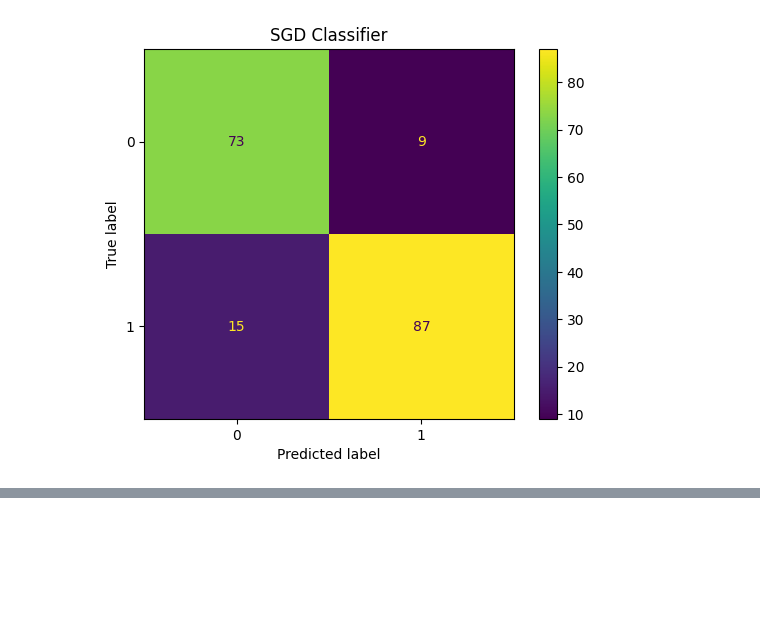
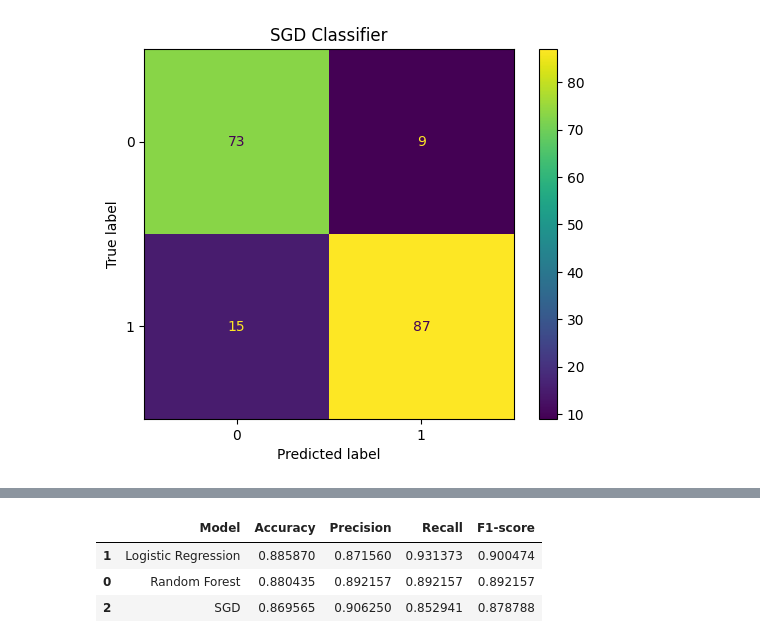
Before and after one commit to danielmarin030513-ctrl/Ai-Project-TAM400-Daniel.M-Oskar.A, a Jupyter notebook: Heart_Failure_Project.ipynb, the cells around one changed output, grey strips where cells are left out. Drawn from its saved outputs; the diff is of its cells as text; code cells hidden in the pictures; blank space fills up the shorter version.

```diff
--- a/Heart_Failure_Project.ipynb
+++ b/Heart_Failure_Project.ipynb
@@ -298,2 +249,12 @@ plt.show()
 # %% [markdown]
 # KLAR
+# %%
+lr_model = Pipeline([
+    ('scaler', StandardScaler()),
+    ('lr', LogisticRegression(
+        max_iter=1000,
+        random_state=42
+    ))
+])
+# %%
+lr_model.fit(X_train, y_train)
@@ -299,0 +264,3 @@ plt.show()
+# %%
+y_pred_lr = lr_model.predict(X_test)
+y_proba_lr = lr_model.predict_proba(X_test)[:,1]
@@ -383,0 +376,45 @@ weighted avg       0.86      0.86      0.86       184
+# %%
+from sklearn.metrics import (
+    accuracy_score,
+    precision_score,
+    recall_score,
+    f1_score
+)
+
+results = pd.DataFrame({
+    "Model": [
+        "Random Forest",
+        "Logistic Regression",
+        "SGD"
+    ],
+    "Accuracy": [
+        accuracy_score(y_test, y_pred_tuned),
+        accuracy_score(y_test, y_pred_lr),
+        accuracy_score(y_test, y_pred_sgd)
+    ],
+    "Precision": [
+        precision_score(y_test, y_pred_tuned),
+        precision_score(y_test, y_pred_lr),
+        precision_score(y_test, y_pred_sgd)
+    ],
+    "Recall": [
+        recall_score(y_test, y_pred_tuned),
+        recall_score(y_test, y_pred_lr),
+        recall_score(y_test, y_pred_sgd)
+    ],
+    "F1-score": [
+        f1_score(y_test, y_pred_tuned),
+        f1_score(y_test, y_pred_lr),
+        f1_score(y_test, y_pred_sgd)
+    ]
+})
+
+results.sort_values(
+    by="Recall",
+    ascending=False
+)
+# %% [output]
+|  | Model | Accuracy | Precision | Recall | F1-score |
+| 1 | Logistic Regression | 0.885870 | 0.871560 | 0.931373 | 0.900474 |
+| 0 | Random Forest | 0.880435 | 0.892157 | 0.892157 | 0.892157 |
+| 2 | SGD | 0.869565 | 0.906250 | 0.852941 | 0.878788 |
```
Also changed, not shown: parts of 24 cells of this notebook.
